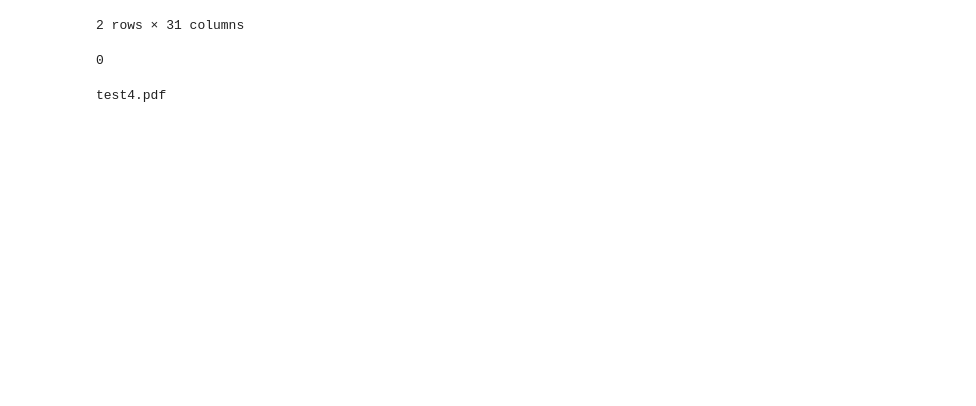
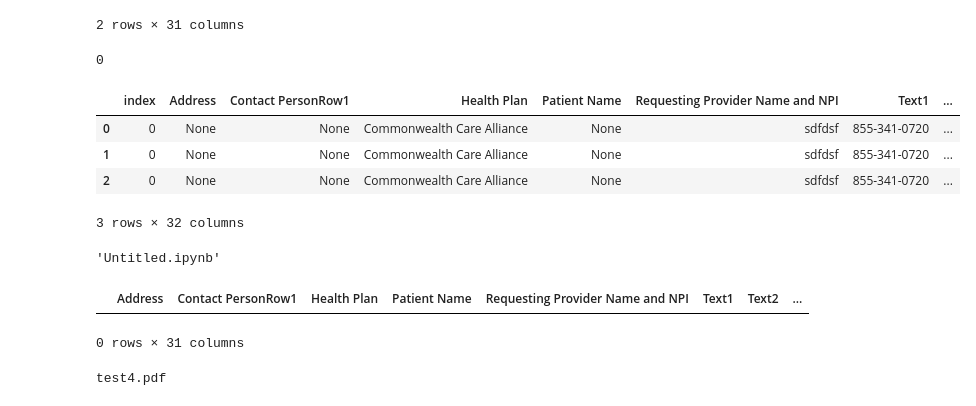
Before and after one commit to adharangaonkar/DataEngineeringProjects, a Jupyter notebook: Invoice to CSV/PDf to Dataframe.ipynb, the cells around one changed output. Drawn from its saved outputs; the diff is of its cells as text; code cells hidden in the pictures; blank space fills up the shorter version.

```diff
--- a/Invoice to CSV/PDf to Dataframe.ipynb
+++ b/Invoice to CSV/PDf to Dataframe.ipynb
@@ -94,0 +125,8 @@ def pdf_to_record():
+# %%
+pdf_to_record()
+# %% [output]
+|  | index | Address | Contact PersonRow1 | Health Plan | Patient Name | Requesting Provider Name and NPI | Text1 | ... |
+| 0 | 0 | None | None | Commonwealth Care Alliance | None | sdfdsf | 855-341-0720 | ... |
+| 1 | 0 | None | None | Commonwealth Care Alliance | None | sdfdsf | 855-341-0720 | ... |
+| 2 | 0 | None | None | Commonwealth Care Alliance | None | sdfdsf | 855-341-0720 | ... |
+3 rows × 32 columns
@@ -94,0 +144,5 @@ def pdf_to_record():
+# %%
+filenames = sorted(get_file_list(root_dir))
+filename
+# %% [output]
+'Untitled.ipynb'
@@ -95,3 +155,8 @@ def pdf_to_record():
+# %%
+a
+# %% [output]
+|  | Address | Contact PersonRow1 | Health Plan | Patient Name | Requesting Provider Name and NPI | Text1 | Text2 | ... |
+0 rows × 31 columns
 # %%
 pdf_to_record()
 # %% [output]
```
Also changed, not shown: parts of 17 cells of this notebook.
